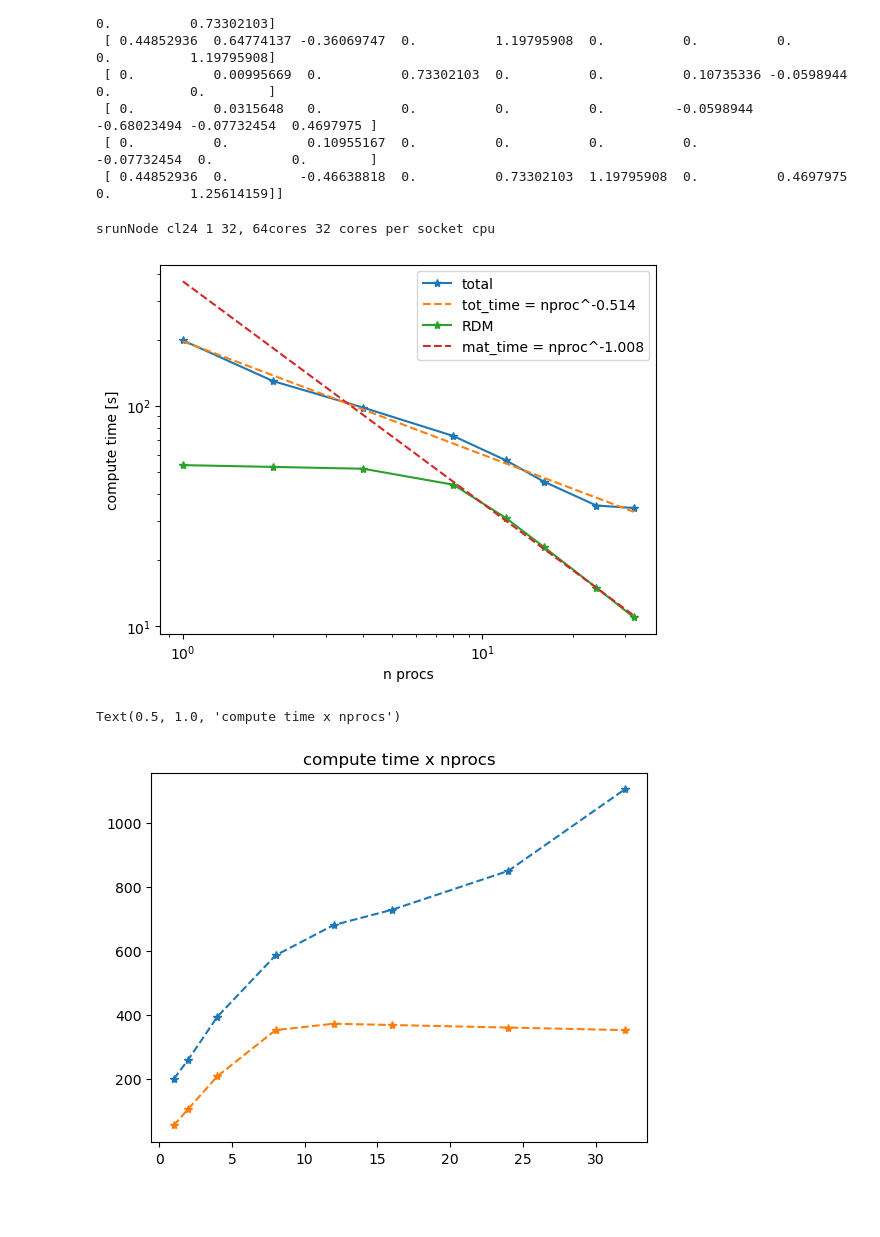
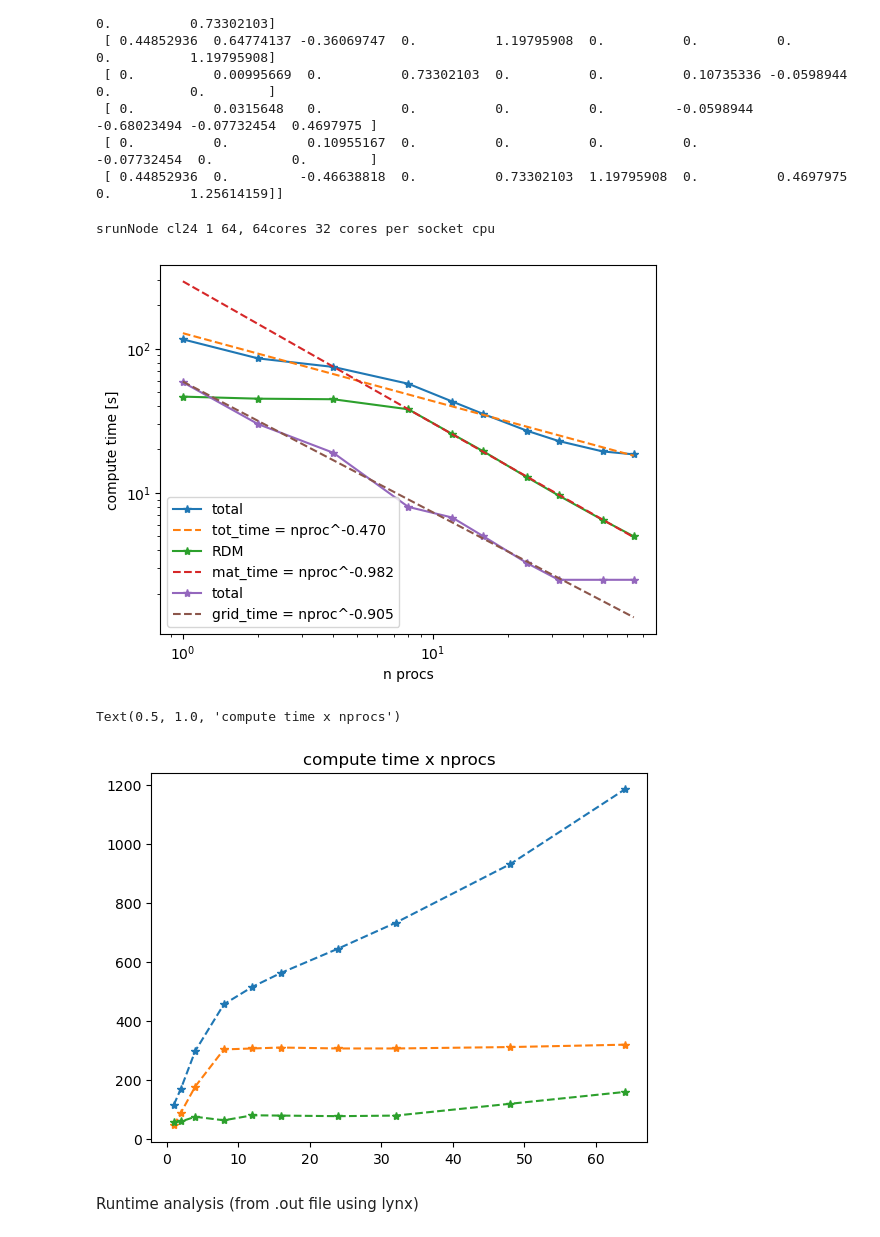
Before and after one commit to allouchear/CdftT, a Jupyter notebook: tools/dataAnalysis/data_analysis.ipynb, the cells around one changed output. Cells and saved outputs as stored; diff of their text form; code cells hidden in the pictures; blank space fills up the shorter version.

```diff
--- a/tools/dataAnalysis/data_analysis.ipynb
+++ b/tools/dataAnalysis/data_analysis.ipynb
@@ -392,34 +403,44 @@ with np.printoptions(precision=8,suppress=True,linewidth=250):
  [ 0.          0.          0.10955167  0.          0.          0.          0.         -0.07732454  0.          0.        ]
  [ 0.44852936  0.         -0.46638818  0.          0.73302103  1.19795908  0.          0.4697975   0.          1.25614159]]
 # %%
-print('srunNode cl24 1 32, 64cores 32 cores per socket cpu')
-nproc = np.array([1,2,4,8,12,16,24,32])
-total_time = np.array([199,130,98.5,73.2,56.7,45.5,35.4,34.5])
-matrix_time = np.array([54,53,52,44,31,23,15,11])
+print('srunNode cl24 1 64, 64cores 32 cores per socket cpu')
+nproc = np.array([1,2,4,8,12,16,24,32,48,64])
+total_time = np.array([116,85.6,74.7,57.1,43,35.2,26.9,22.9,19.4,18.5])
+matrix_time = np.array([46.5,45,44.6,38,25.6,19.4,12.8,9.6,6.5,5])
+grid_time = np.array([11.7,6,3.8,1.6,1.35,1,0.65,0.5,0.5,0.5])*5
 
 f = np.polyfit(np.log(nproc),np.log(total_time),1)
 total_time_fit = np.exp(f[0]*np.log(nproc)+f[1])
 label1 = f'tot_time = nproc^{f[0]:.3f}'
 f = np.polyfit(np.log(nproc[3:]),np.log(matrix_time[3:]),1)
 matrix_time_fit = np.exp(f[0]*np.log(nproc)+f[1])
 label2 = f'mat_time = nproc^{f[0]:.3f}'
+f = np.polyfit(np.log(nproc[:-2]),np.log(grid_time[:-2]),1)
+grid_time_fit = np.exp(f[0]*np.log(nproc)+f[1])
+label3 = f'grid_time = nproc^{f[0]:.3f}'
+
 
 plt.plot(nproc,total_time,'*-',label='total')
 plt.plot(nproc,total_time_fit,'--',label=label1)
 plt.plot(nproc,matrix_time,'*-',label='RDM')
 plt.plot(nproc,matrix_time_fit,'--',label=label2)
+plt.plot(nproc,grid_time,'*-',label='total')
+plt.plot(nproc,grid_time_fit,'--',label=label3)
 plt.xlabel('n procs')
 plt.ylabel('compute time [s]')
 plt.xscale('log')
 plt.yscale('log')
 plt.legend()
 plt.show()
 
 plt.plot(nproc,np.array(total_time)*np.array(nproc),'*--',label='total')
 plt.plot(nproc,np.array(matrix_time)*np.array(nproc),'*--',label='RDM')
+plt.plot(nproc,np.array(grid_time)*np.array(nproc),'*--',label='grid')
 plt.title('compute time x nprocs')
 # %% [output]
-srunNode cl24 1 32, 64cores 32 cores per socket cpu
+srunNode cl24 1 64, 64cores 32 cores per socket cpu
-[figure, old version]
+[figure, new version]
 Text(0.5, 1.0, 'compute time x nprocs')
-[figure, old version]
+[figure, new version]
+# %% [markdown]
+Runtime analysis (from .out file using lynx)
```
Also changed, not shown: parts of 14 cells of this notebook.
